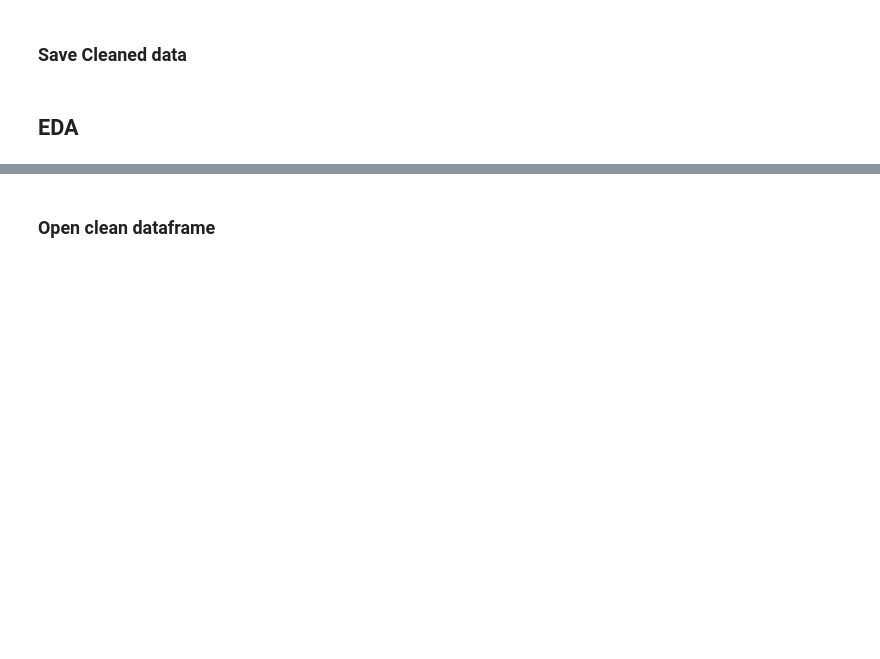
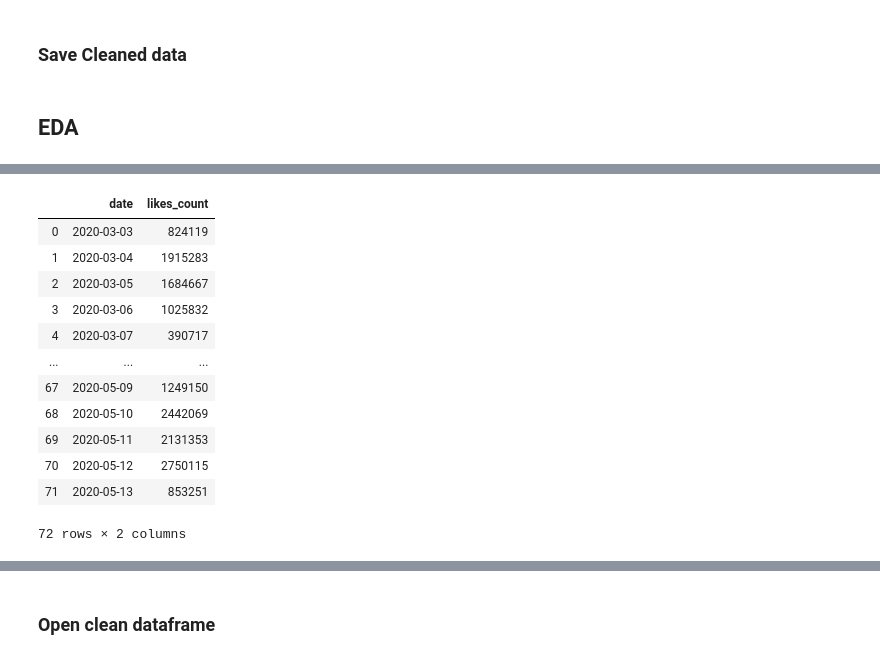
Before and after one commit to jacksonbull87/Social-Listening-NLP-Project, a Jupyter notebook: SL - Data Pipeline.ipynb, the cells around one changed output, grey strips where cells are left out. Cells and saved outputs as stored; diff of their text form; code cells hidden in the pictures; blank space fills up the shorter version.

```diff
--- a/SL - Data Pipeline.ipynb
+++ b/SL - Data Pipeline.ipynb
@@ -268,0 +244,17 @@ df.to_csv('clean_billie_tweets.csv')
+# %%
+likes_per_day = df.groupby('date')['likes_count'].sum().reset_index()
+likes_per_day
+# %% [output]
+|  | date | likes_count |
+| 0 | 2020-03-03 | 824119 |
+| 1 | 2020-03-04 | 1915283 |
+| 2 | 2020-03-05 | 1684667 |
+| 3 | 2020-03-06 | 1025832 |
+| 4 | 2020-03-07 | 390717 |
+| ... | ... | ... |
+| 67 | 2020-05-09 | 1249150 |
+| 68 | 2020-05-10 | 2442069 |
+| 69 | 2020-05-11 | 2131353 |
+| 70 | 2020-05-12 | 2750115 |
+| 71 | 2020-05-13 | 853251 |
+72 rows × 2 columns
```
Also changed, not shown: parts of 14 cells of this notebook, 2 other files.
